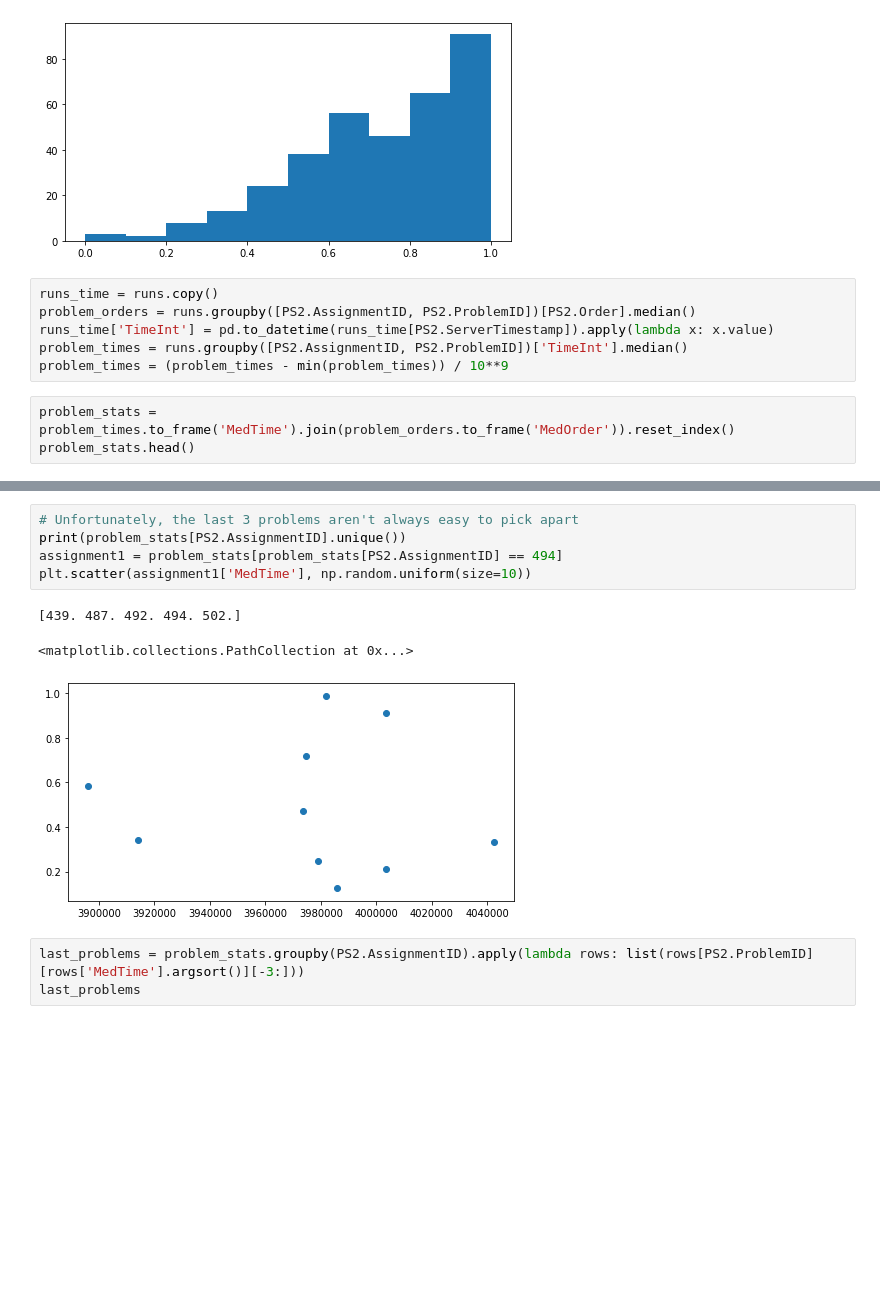
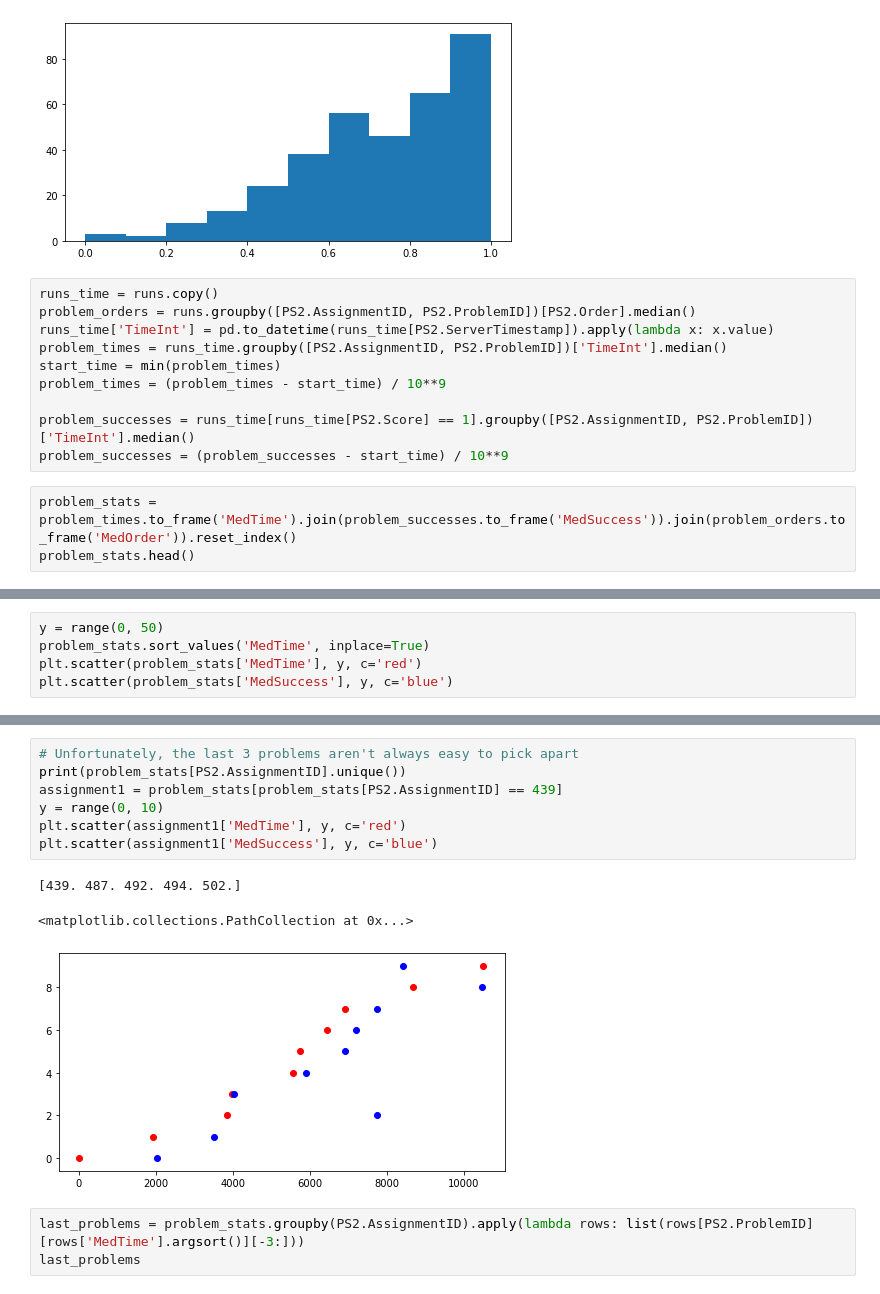
Before and after one commit to YangAzure/CSEDMDataChallenge, a Jupyter notebook: preprocess.ipynb, the cells around one changed output, grey strips where cells are left out. Cells and saved outputs as stored; diff of their text form; blank space fills up the shorter version.

Commit message:
More investigation of problem order

```diff
--- a/preprocess.ipynb
+++ b/preprocess.ipynb
@@ -236,9 +236,13 @@ plt.hist(student_scores.groupby(PS2.SubjectID)['Label'].mean())
 runs_time = runs.copy()
 problem_orders = runs.groupby([PS2.AssignmentID, PS2.ProblemID])[PS2.Order].median()
 runs_time['TimeInt'] = pd.to_datetime(runs_time[PS2.ServerTimestamp]).apply(lambda x: x.value)
-problem_times = runs.groupby([PS2.AssignmentID, PS2.ProblemID])['TimeInt'].median()
-problem_times = (problem_times - min(problem_times)) / 10**9
+problem_times = runs_time.groupby([PS2.AssignmentID, PS2.ProblemID])['TimeInt'].median()
+start_time = min(problem_times)
+problem_times = (problem_times - start_time) / 10**9
+
+problem_successes = runs_time[runs_time[PS2.Score] == 1].groupby([PS2.AssignmentID, PS2.ProblemID])['TimeInt'].median()
+problem_successes = (problem_successes - start_time) / 10**9
 # %%
-problem_stats = problem_times.to_frame('MedTime').join(problem_orders.to_frame('MedOrder')).reset_index()
+problem_stats = problem_times.to_frame('MedTime').join(problem_successes.to_frame('MedSuccess')).join(problem_orders.to_frame('MedOrder')).reset_index()
 problem_stats.head()
 # %% [output]
@@ -255,0 +255,5 @@ plt.scatter(problem_stats['MedTime'], np.random.uniform(size=50))
+# %%
+y = range(0, 50)
+problem_stats.sort_values('MedTime', inplace=True)
+plt.scatter(problem_stats['MedTime'], y, c='red')
+plt.scatter(problem_stats['MedSuccess'], y, c='blue')
@@ -256,12 +263,14 @@ plt.scatter(problem_stats['MedTime'], np.random.uniform(size=50))
 # %%
 # Unfortunately, the last 3 problems aren't always easy to pick apart
 print(problem_stats[PS2.AssignmentID].unique())
-assignment1 = problem_stats[problem_stats[PS2.AssignmentID] == 494]
-plt.scatter(assignment1['MedTime'], np.random.uniform(size=10))
+assignment1 = problem_stats[problem_stats[PS2.AssignmentID] == 439]
+y = range(0, 10)
+plt.scatter(assignment1['MedTime'], y, c='red')
+plt.scatter(assignment1['MedSuccess'], y, c='blue')
 # %% [output]
 [439. 487. 492. 494. 502.]
 <matplotlib.collections.PathCollection at 0x...>
-[figure, old version]
+[figure, new version]
 # %%
 last_problems = problem_stats.groupby(PS2.AssignmentID).apply(lambda rows: list(rows[PS2.ProblemID][rows['MedTime'].argsort()][-3:]))
 last_problems
```
Also changed, not shown: parts of 16 cells of this notebook.
